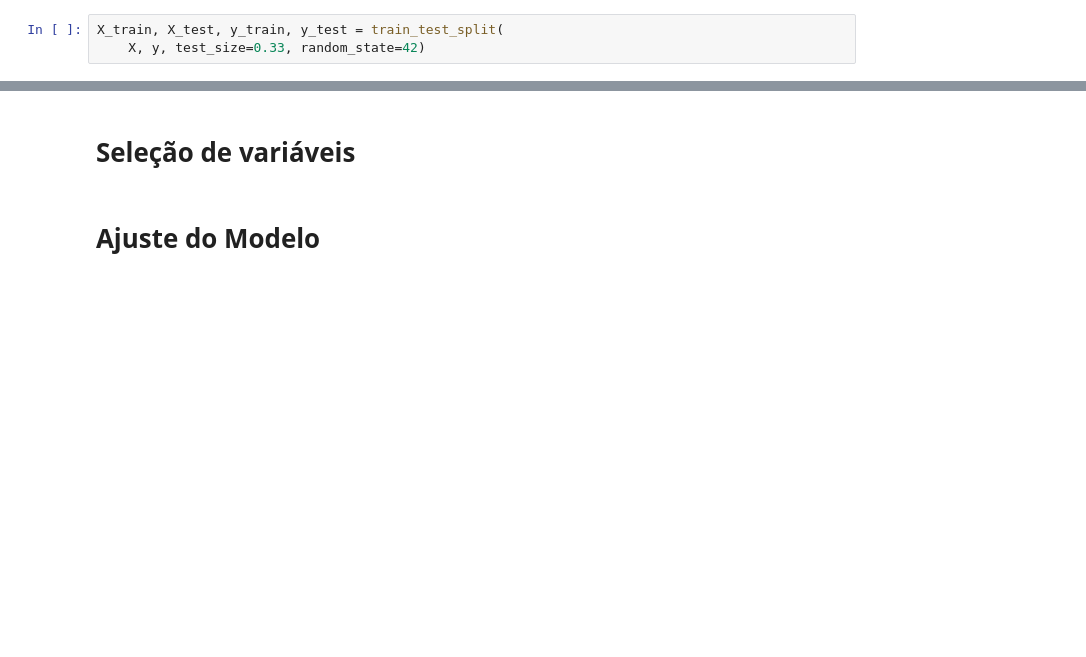
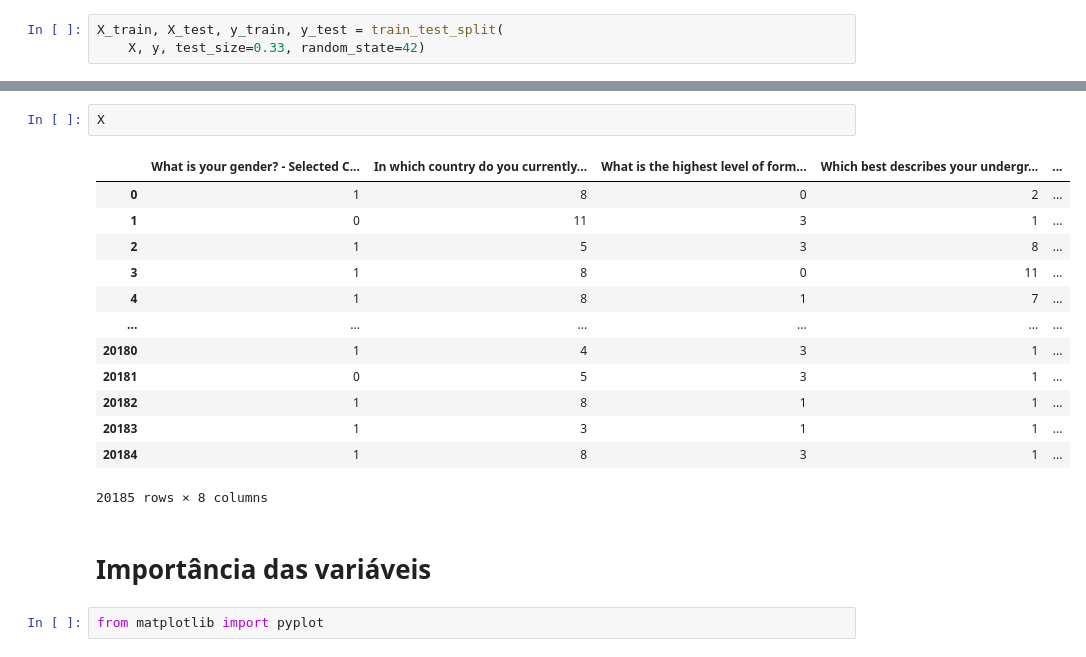
Before and after one commit to walkiria/mini-curso-ai-girls, a Jupyter notebook: aula-06.ipynb, the cells around one changed output, grey strips where cells are left out. Drawn from its saved outputs; the diff is of its cells as text; blank space fills up the shorter version.

```diff
--- a/aula-06.ipynb
+++ b/aula-06.ipynb
@@ -85,4 +133,20 @@ X_train, X_test, y_train, y_test = train_test_split(
+# %%
+X
+# %% [output]
+|  | What is your gender? - Selected C... | In which country do you currently... | What is the highest level of form... | Which best describes your undergr... | ... |
+| 0 | 1 | 8 | 0 | 2 | ... |
+| 1 | 0 | 11 | 3 | 1 | ... |
+| 2 | 1 | 5 | 3 | 8 | ... |
+| 3 | 1 | 8 | 0 | 11 | ... |
+| 4 | 1 | 8 | 1 | 7 | ... |
+| ... | ... | ... | ... | ... | ... |
+| 20180 | 1 | 4 | 3 | 1 | ... |
+| 20181 | 0 | 5 | 3 | 1 | ... |
+| 20182 | 1 | 8 | 1 | 1 | ... |
+| 20183 | 1 | 3 | 1 | 1 | ... |
+| 20184 | 1 | 8 | 3 | 1 | ... |
+20185 rows × 8 columns
 # %% [markdown]
-# Seleção de variáveis
+# Importância das variáveis
-# %% [markdown]
-# Ajuste do Modelo
+# %%
+from matplotlib import pyplot
```
Also changed, not shown: parts of 52 cells of this notebook, 9 other files.
